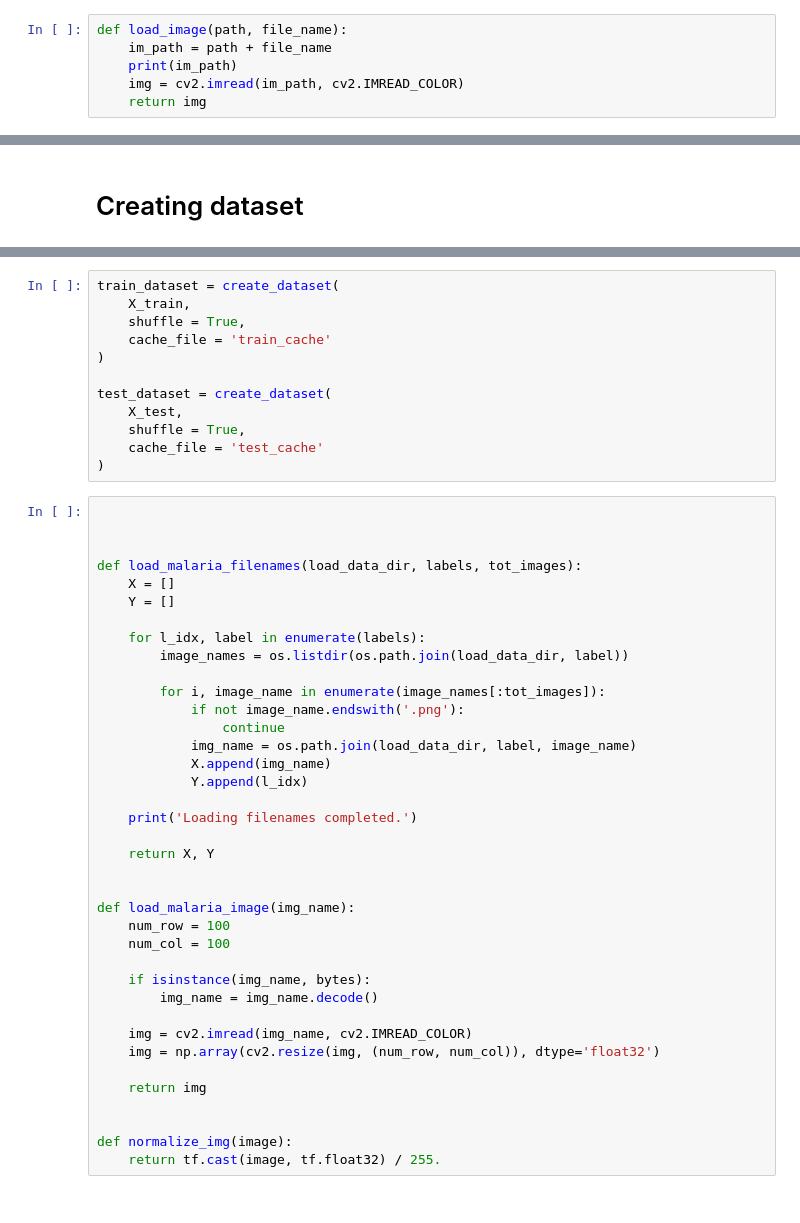
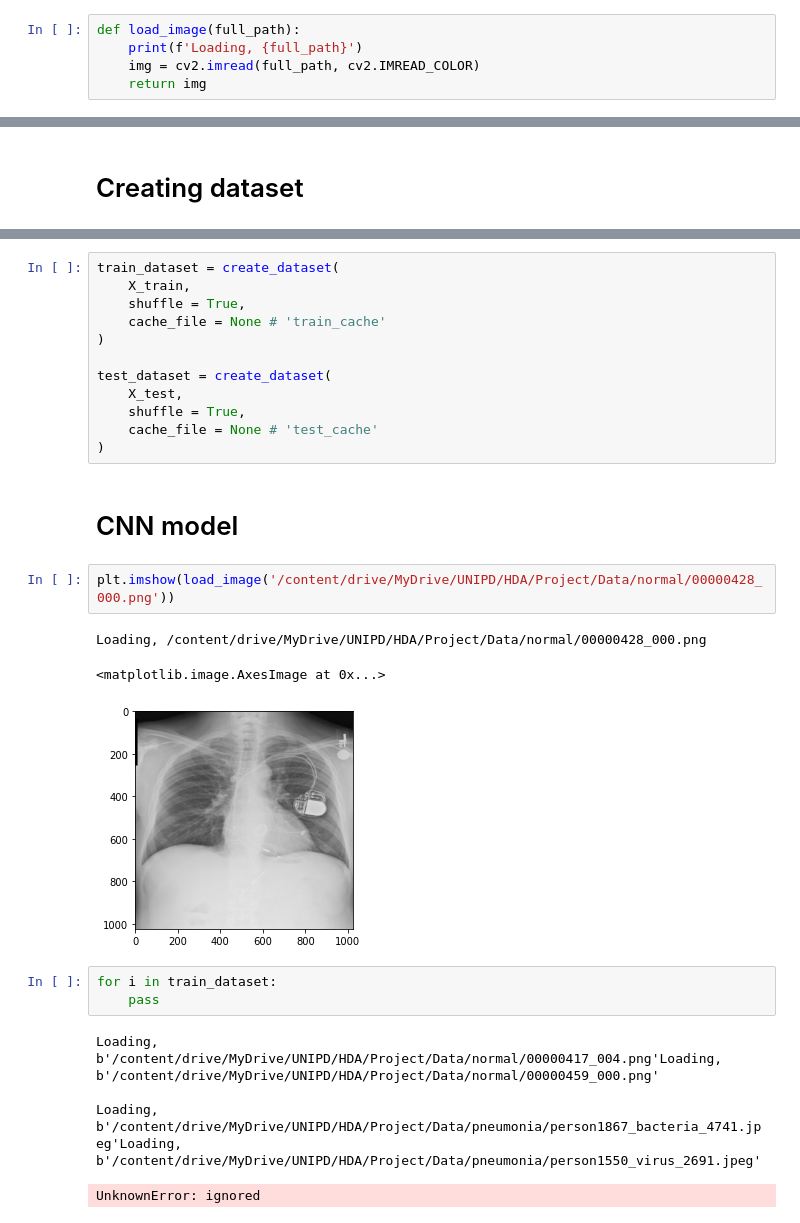
Before and after one commit to PashaIanko/Covid19Classifier, a Jupyter notebook: main.ipynb, the cells around one changed output, grey strips where cells are left out. Drawn from its saved outputs; the diff is of its cells as text.

Commit message:
Cannot access dataset images

```diff
--- a/main.ipynb
+++ b/main.ipynb
@@ -107,10 +108,9 @@ _ = sns.countplot(Y_test)
 # %% [output]
 [figure]
 # %%
-def load_image(path, file_name):
-    im_path = path + file_name
-    print(im_path)
-    img = cv2.imread(im_path, cv2.IMREAD_COLOR)
+def load_image(full_path):
+    print(f'Loading, {full_path}')
+    img = cv2.imread(full_path, cv2.IMREAD_COLOR)
     return img
 # %%
 import matplotlib.pyplot as plt
@@ -194,49 +187,27 @@ def create_dataset(file_names, shuffle, cache_file):
 train_dataset = create_dataset(
     X_train,
     shuffle = True,
-    cache_file = 'train_cache'
+    cache_file = None # 'train_cache'
 )
 
 test_dataset = create_dataset(
     X_test,
     shuffle = True,
-    cache_file = 'test_cache'
+    cache_file = None # 'test_cache'
 )
-# %%
-
-
-
-def load_malaria_filenames(load_data_dir, labels, tot_images):
-    X = []
-    Y = []
-
-    for l_idx, label in enumerate(labels):
-        image_names = os.listdir(os.path.join(load_data_dir, label))
-
-        for i, image_name in enumerate(image_names[:tot_images]):
-            if not image_name.endswith('.png'):
-                continue
-            img_name = os.path.join(load_data_dir, label, image_name)
-            X.append(img_name)
-            Y.append(l_idx)
-
-    print('Loading filenames completed.')
-
-    return X, Y
-
-
-def load_malaria_image(img_name):
-    num_row = 100
-    num_col = 100
-
-    if isinstance(img_name, bytes):
-        img_name = img_name.decode()
-
-    img = cv2.imread(img_name, cv2.IMREAD_COLOR)
-    img = np.array(cv2.resize(img, (num_row, num_col)), dtype='float32')
-
-    return img
-
-
-def normalize_img(image):
-    return tf.cast(image, tf.float32) / 255.
+# %% [markdown]
+# CNN model
+# %%
+plt.imshow(load_image('/content/drive/MyDrive/UNIPD/HDA/Project/Data/normal/00000428_000.png'))
+# %% [output]
+Loading, /content/drive/MyDrive/UNIPD/HDA/Project/Data/normal/00000428_000.png
+<matplotlib.image.AxesImage at 0x...>
+[figure, added]
+# %%
+for i in train_dataset:
+    pass
+# %% [output]
+Loading, b'/content/drive/MyDrive/UNIPD/HDA/Project/Data/normal/00000417_004.png'Loading, b'/content/drive/MyDrive/UNIPD/HDA/Project/Data/normal/00000459_000.png'
+
+Loading, b'/content/drive/MyDrive/UNIPD/HDA/Project/Data/pneumonia/person1867_bacteria_4741.jpeg'Loading, b'/content/drive/MyDrive/UNIPD/HDA/Project/Data/pneumonia/person1550_virus_2691.jpeg'
+UnknownError: ignored
```
Also changed, not shown: parts of 8 cells of this notebook.
